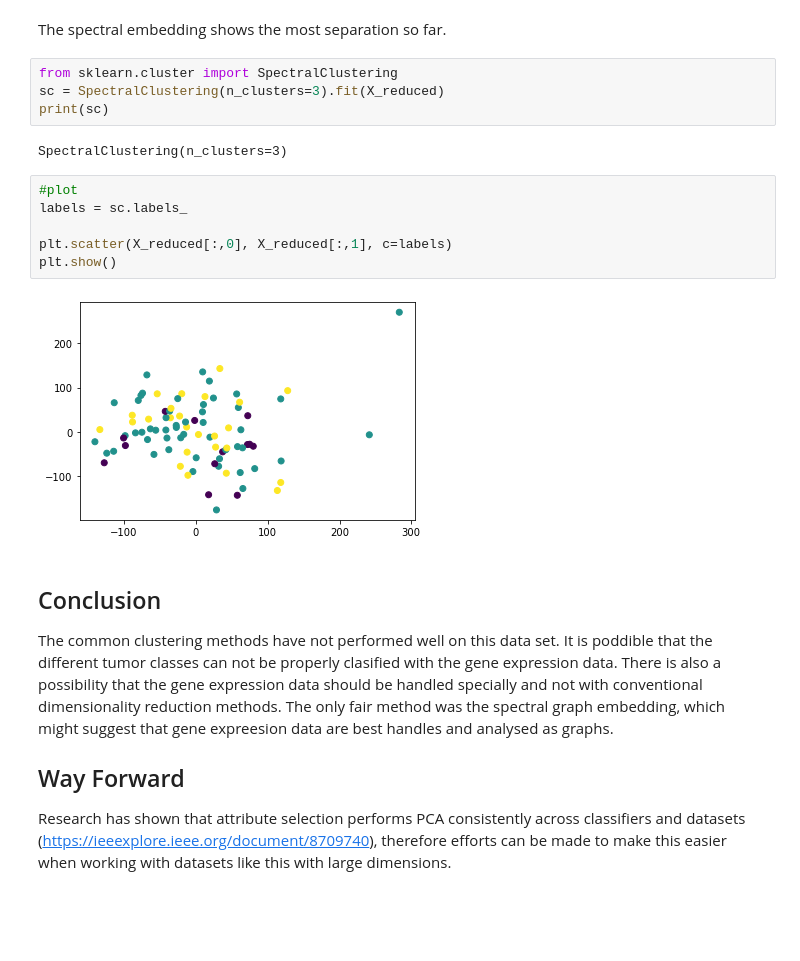
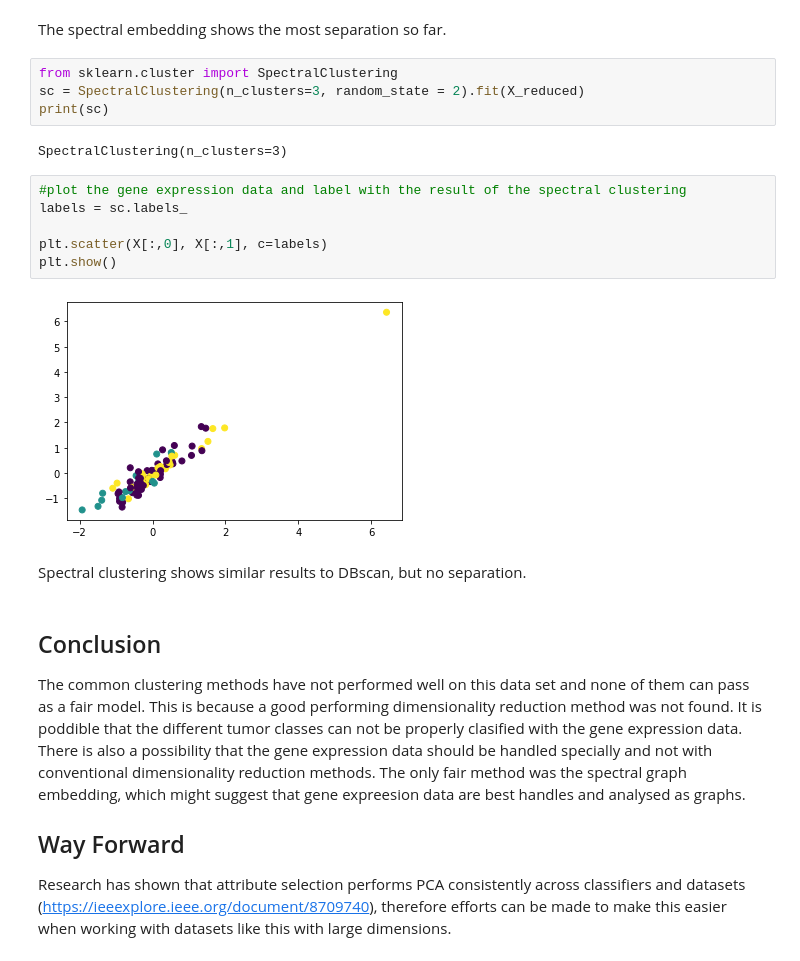
Before and after one commit to Anisah-bb/Unsupervised-Learning, a Jupyter notebook: Lung_cancer.ipynb, the cells around one changed output. Cells and saved outputs as stored; diff of their text form; blank space fills up the shorter version.

```diff
--- a/Lung_cancer.ipynb
+++ b/Lung_cancer.ipynb
@@ -733,21 +789,23 @@ plt.show()
 The spectral embedding shows the most separation so far.
 # %%
 from sklearn.cluster import SpectralClustering
-sc = SpectralClustering(n_clusters=3).fit(X_reduced)
+sc = SpectralClustering(n_clusters=3, random_state = 2).fit(X_reduced)
 print(sc)
 # %% [output]
 SpectralClustering(n_clusters=3)
 # %%
-#plot
+#plot the gene expression data and label with the result of the spectral clustering
 labels = sc.labels_
 
-plt.scatter(X_reduced[:,0], X_reduced[:,1], c=labels)
+plt.scatter(X[:,0], X[:,1], c=labels)
 plt.show()
 # %% [output]
-[figure, old version]
+[figure, new version]
+# %% [markdown]
+Spectral clustering shows similar results to DBscan, but no separation.
 # %% [markdown]
 ## Conclusion
-The common clustering methods have not performed well on this data set. It is poddible that the different tumor classes can not be properly clasified with the gene expression data. There is also a possibility that the gene expression data should be handled specially and not with conventional dimensionality reduction methods. The only fair method was the spectral graph embedding, which might suggest that gene expreesion data are best handles and analysed as graphs.
+The common clustering methods have not performed well on this data set and none of them can pass as a fair model. This is because a good performing dimensionality reduction method was not found. It is poddible that the different tumor classes can not be properly clasified with the gene expression data. There is also a possibility that the gene expression data should be handled specially and not with conventional dimensionality reduction methods. The only fair method was the spectral graph embedding, which might suggest that gene expreesion data are best handles and analysed as graphs.
 
 ## Way Forward
 Research has shown that attribute selection performs PCA consistently across classifiers and datasets (https://ieeexplore.ieee.org/document/8709740), therefore efforts can be made to make this easier when working with datasets like this with large dimensions.
```
Also changed, not shown: parts of 17 cells of this notebook, 1 other file.
